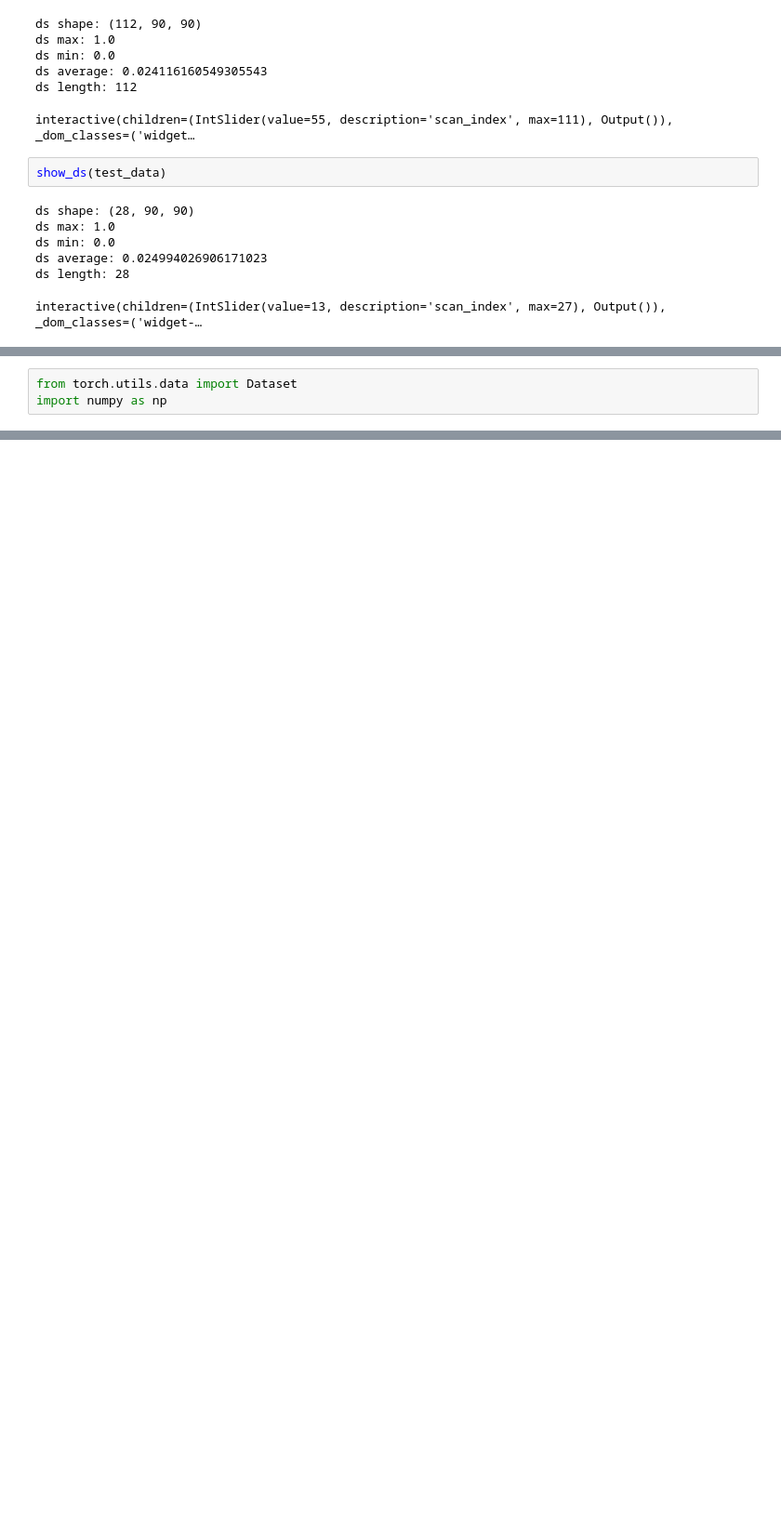
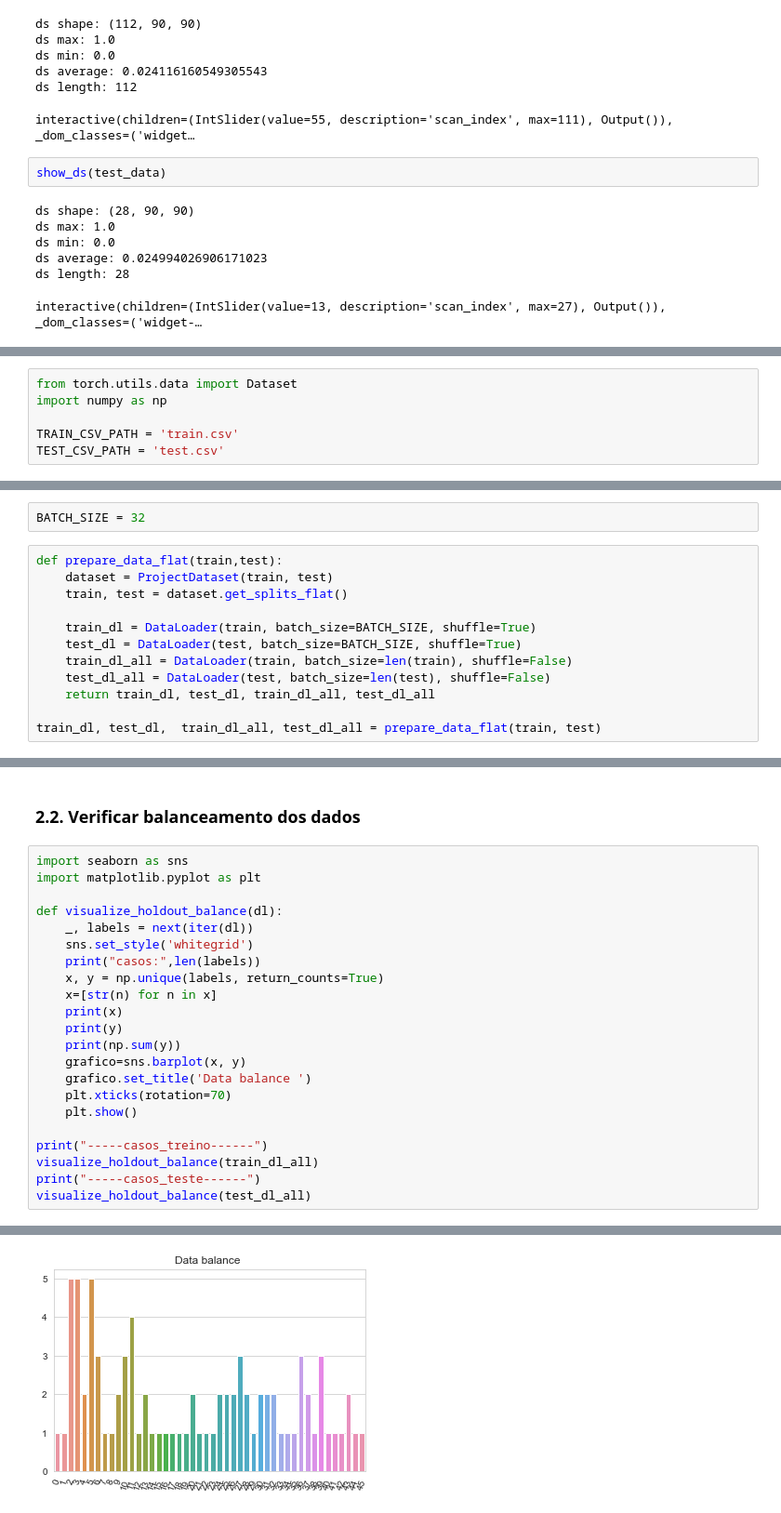
Before and after one commit to 154Nacho/DL, a Jupyter notebook: projeto.ipynb, the cells around one changed output, grey strips where cells are left out. Shown: that part at 93% size. Drawn from its saved outputs; the diff is of its cells as text; blank space fills up the shorter version.

```diff
--- a/projeto.ipynb
+++ b/projeto.ipynb
@@ -80,4 +80,7 @@ interactive(children=(IntSlider(value=13, description='scan_index', max=27), Out
 # %%
 from torch.utils.data import Dataset
 import numpy as np
+
+TRAIN_CSV_PATH = 'train.csv'
+TEST_CSV_PATH = 'test.csv'
 # %%
@@ -97,0 +243,14 @@ Shape dos dados de treino depois da transformação:  (112, 8100)
+# %%
+BATCH_SIZE = 32
+# %%
+def prepare_data_flat(train,test):
+    dataset = ProjectDataset(train, test)
+    train, test = dataset.get_splits_flat()
+
+    train_dl = DataLoader(train, batch_size=BATCH_SIZE, shuffle=True)
+    test_dl = DataLoader(test, batch_size=BATCH_SIZE, shuffle=True)
+    train_dl_all = DataLoader(train, batch_size=len(train), shuffle=False)
+    test_dl_all = DataLoader(test, batch_size=len(test), shuffle=False)
+    return train_dl, test_dl, train_dl_all, test_dl_all
+
+train_dl, test_dl,  train_dl_all, test_dl_all = prepare_data_flat(train, test)
@@ -97,0 +299,25 @@ Shape dos dados de treino depois da transformação:  (112, 8100)
+# %% [markdown]
+### 2.2. Verificar balanceamento dos dados
+# %%
+import seaborn as sns
+import matplotlib.pyplot as plt
+
+def visualize_holdout_balance(dl):
+    _, labels = next(iter(dl))
+    sns.set_style('whitegrid')
+    print("casos:",len(labels))
+    x, y = np.unique(labels, return_counts=True)
+    x=[str(n) for n in x]
+    print(x)
+    print(y)
+    print(np.sum(y))
+    grafico=sns.barplot(x, y)
+    grafico.set_title('Data balance ')
+    plt.xticks(rotation=70)
+    plt.show()
+
+print("-----casos_treino------")
+visualize_holdout_balance(train_dl_all)
+print("-----casos_teste------")
+visualize_holdout_balance(test_dl_all)
+# %% [output]
@@ -97,0 +330 @@ Shape dos dados de treino depois da transformação:  (112, 8100)
+[figure, added]
```
Also changed, not shown: parts of 21 cells of this notebook.
